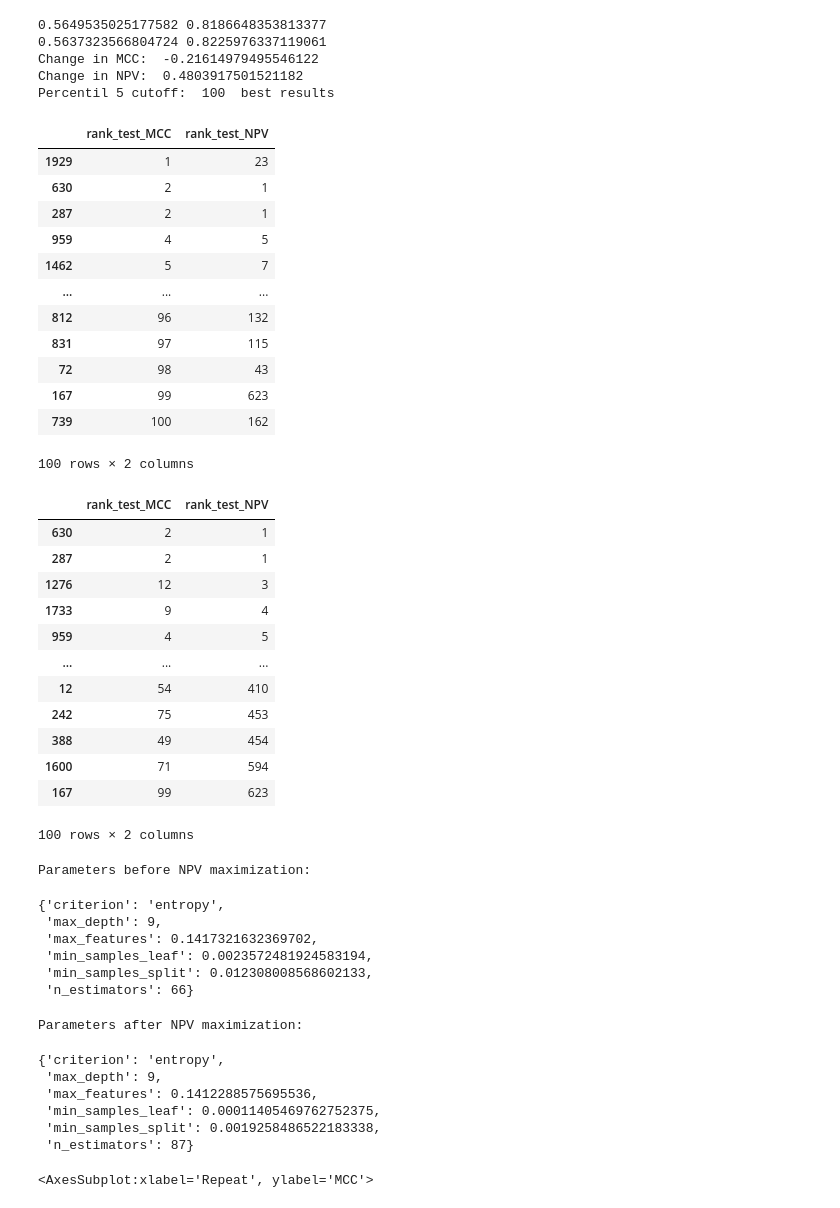
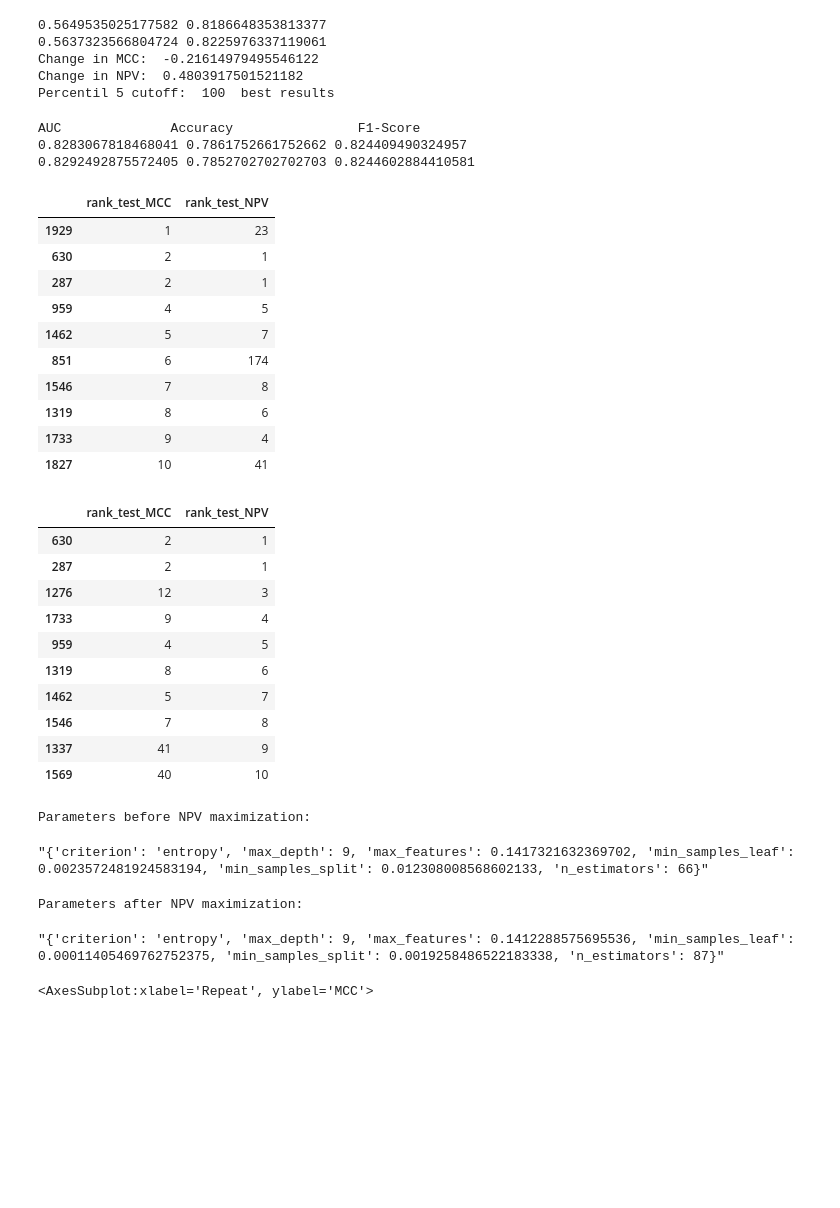
Before and after one commit to renatoquiliche/PaperCienciaDados-PunoPeru, a Jupyter notebook: Python Code/RFC_final.ipynb, the cells around one changed output. Saved outputs shown, nothing was run; the diff lists cells and outputs as text; code cells hidden in the pictures; blank space fills up the shorter version.

```diff
--- a/Python Code/RFC_final.ipynb
+++ b/Python Code/RFC_final.ipynb
@@ -106,56 +106,50 @@ print("Percentil 5 cutoff: ", cutoff, " best results")
 Change in MCC:  -0.21614979495546122
 Change in NPV:  0.4803917501521182
 Percentil 5 cutoff:  100  best results
+# %%
+print("AUC", "\t\t Accuracy", "\t\t F1-Score")
+print(step4["mean_test_AUC"].iloc[0], step4["mean_test_Accuracy"].iloc[0], step4["mean_test_F1-Score"].iloc[0])
+print(step5["mean_test_AUC"].iloc[0], step5["mean_test_Accuracy"].iloc[0], step5["mean_test_F1-Score"].iloc[0])
+# %% [output]
+AUC              Accuracy                F1-Score
+0.8283067818468041 0.7861752661752662 0.824409490324957
+0.8292492875572405 0.7852702702702703 0.8244602884410581
 # %%
-display(step4[["rank_test_MCC", "rank_test_NPV"]])
-display(step5[["rank_test_MCC", "rank_test_NPV"]])
+display(step4[["rank_test_MCC", "rank_test_NPV"]].head(10))
+display(step5[["rank_test_MCC", "rank_test_NPV"]].head(10))
 
 print("Parameters before NPV maximization: ")
 display(step4["params"].iloc[0])
 
 print("Parameters after NPV maximization: ")
 display(step5["params"].iloc[0])
 # %% [output]
 |  | rank_test_MCC | rank_test_NPV |
 | 1929 | 1 | 23 |
 | 630 | 2 | 1 |
 | 287 | 2 | 1 |
 | 959 | 4 | 5 |
 | 1462 | 5 | 7 |
-| ... | ... | ... |
-| 812 | 96 | 132 |
-| 831 | 97 | 115 |
-| 72 | 98 | 43 |
-| 167 | 99 | 623 |
-| 739 | 100 | 162 |
+| 851 | 6 | 174 |
+| 1546 | 7 | 8 |
+| 1319 | 8 | 6 |
+| 1733 | 9 | 4 |
+| 1827 | 10 | 41 |
+|  | rank_test_MCC | rank_test_NPV |
+| 630 | 2 | 1 |
+| 287 | 2 | 1 |
+| 1276 | 12 | 3 |
+| 1733 | 9 | 4 |
+| 959 | 4 | 5 |
+| 1319 | 8 | 6 |
+| 1462 | 5 | 7 |
+| 1546 | 7 | 8 |
+| 1337 | 41 | 9 |
+| 1569 | 40 | 10 |
-100 rows × 2 columns
+Parameters before NPV maximization:
-|  | rank_test_MCC | rank_test_NPV |
-| 630 | 2 | 1 |
-| 287 | 2 | 1 |
-| 1276 | 12 | 3 |
-| 1733 | 9 | 4 |
-| 959 | 4 | 5 |
-| ... | ... | ... |
-| 12 | 54 | 410 |
-| 242 | 75 | 453 |
-| 388 | 49 | 454 |
-| 1600 | 71 | 594 |
-| 167 | 99 | 623 |
-100 rows × 2 columns
+"{'criterion': 'entropy', 'max_depth': 9, 'max_features': 0.1417321632369702, 'min_samples_leaf': 0.0023572481924583194, 'min_samples_split': 0.012308008568602133, 'n_estimators': 66}"
-Parameters before NPV maximization:
+Parameters after NPV maximization:
-{'criterion': 'entropy',
- 'max_depth': 9,
- 'max_features': 0.1417321632369702,
- 'min_samples_leaf': 0.0023572481924583194,
- 'min_samples_split': 0.012308008568602133,
- 'n_estimators': 66}
+"{'criterion': 'entropy', 'max_depth': 9, 'max_features': 0.1412288575695536, 'min_samples_leaf': 0.00011405469762752375, 'min_samples_split': 0.0019258486522183338, 'n_estimators': 87}"
-Parameters after NPV maximization:
-{'criterion': 'entropy',
- 'max_depth': 9,
- 'max_features': 0.1412288575695536,
- 'min_samples_leaf': 0.00011405469762752375,
- 'min_samples_split': 0.0019258486522183338,
- 'n_estimators': 87}
 # %%
 import seaborn as sns
 
```
Also changed, not shown: parts of 10 cells of this notebook, 2 other files.
